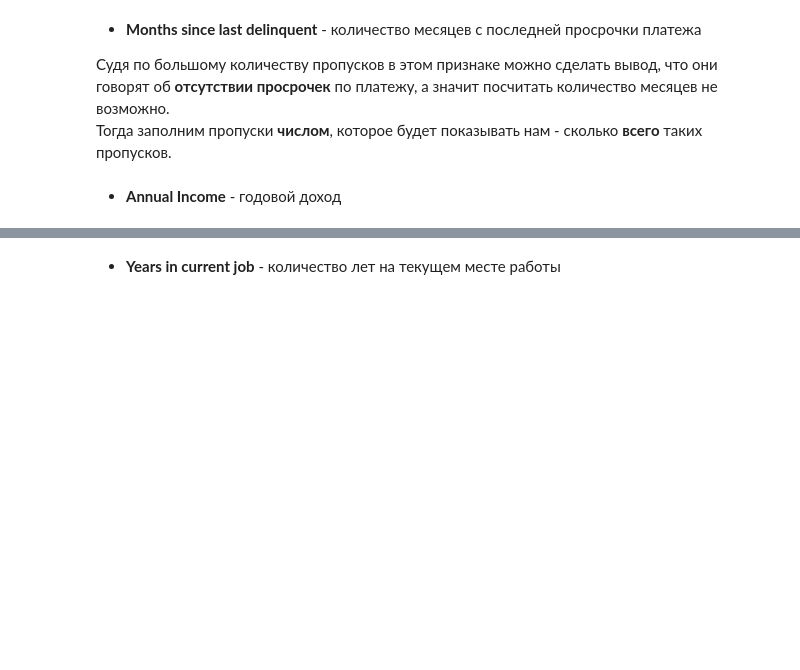
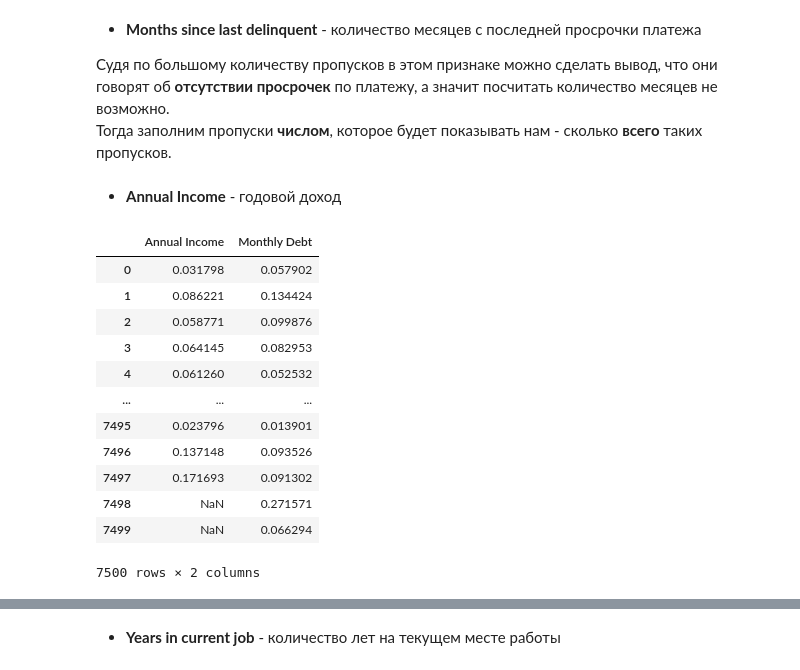
Before and after one commit to Yegor9151/-Python-Libraries-for-Data-Science-Continued, a Jupyter notebook: course_project/SorokinEL_course_project.ipynb, the cells around one changed output, grey strips where cells are left out. Drawn from its saved outputs; the diff is of its cells as text; code cells hidden in the pictures; blank space fills up the shorter version.

```diff
--- a/course_project/SorokinEL_course_project.ipynb
+++ b/course_project/SorokinEL_course_project.ipynb
@@ -574,2 +549,22 @@ xy_train_prep.MSLDmissing()
 # %% [markdown]
 - **Annual Income** - годовой доход
+# %%
+anIn = normalize(Xy_train['Annual Income'])
+moDe = normalize(Xy_train['Monthly Debt'])
+
+df_anIn = pd.DataFrame(np.hstack([anIn, moDe]), columns=['Annual Income', 'Monthly Debt'])
+df_anIn
+# %% [output]
+|  | Annual Income | Monthly Debt |
+| 0 | 0.031798 | 0.057902 |
+| 1 | 0.086221 | 0.134424 |
+| 2 | 0.058771 | 0.099876 |
+| 3 | 0.064145 | 0.082953 |
+| 4 | 0.061260 | 0.052532 |
+| ... | ... | ... |
+| 7495 | 0.023796 | 0.013901 |
+| 7496 | 0.137148 | 0.093526 |
+| 7497 | 0.171693 | 0.091302 |
+| 7498 | NaN | 0.271571 |
+| 7499 | NaN | 0.066294 |
+7500 rows × 2 columns
```
Also changed, not shown: parts of 54 cells of this notebook.
